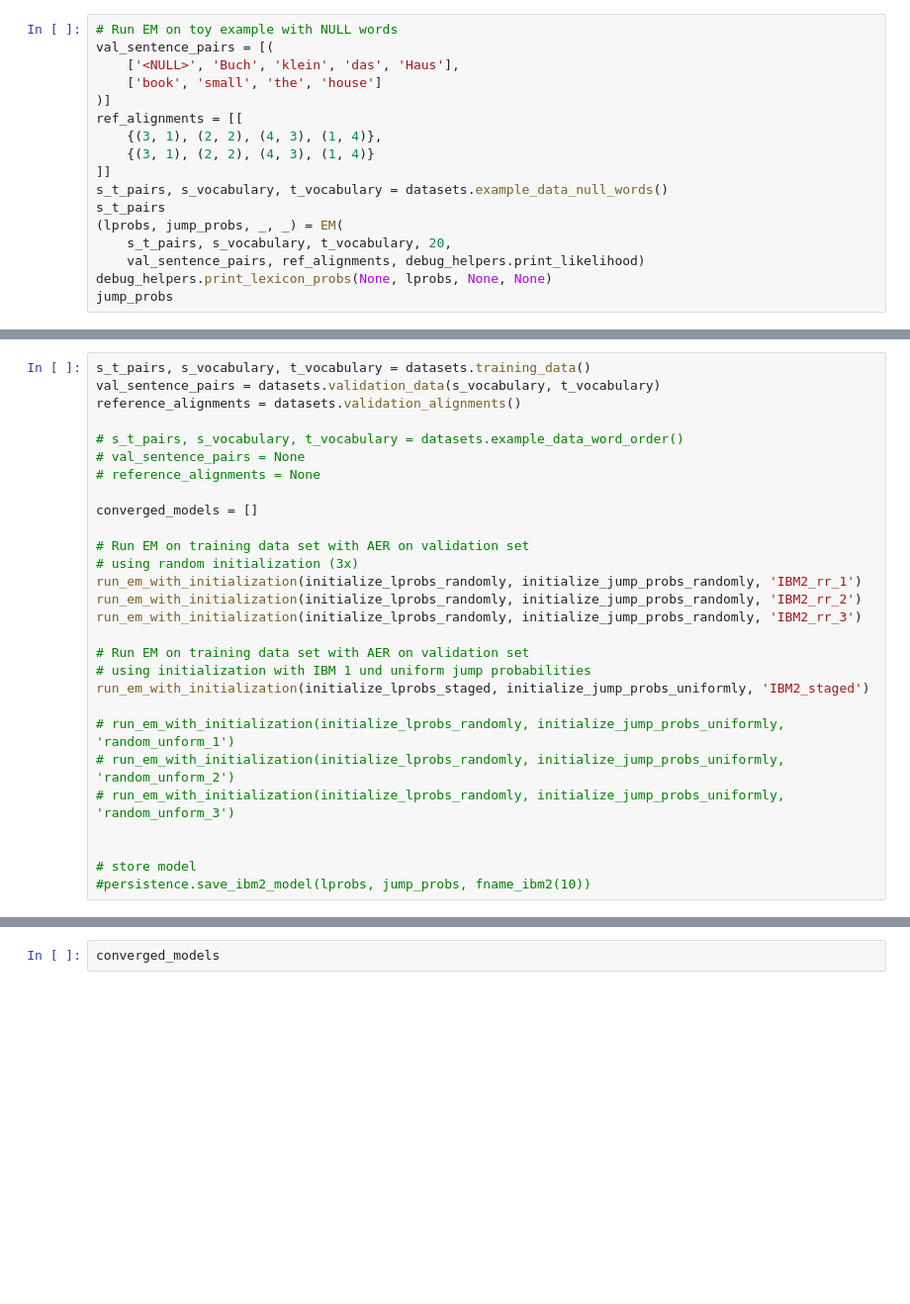
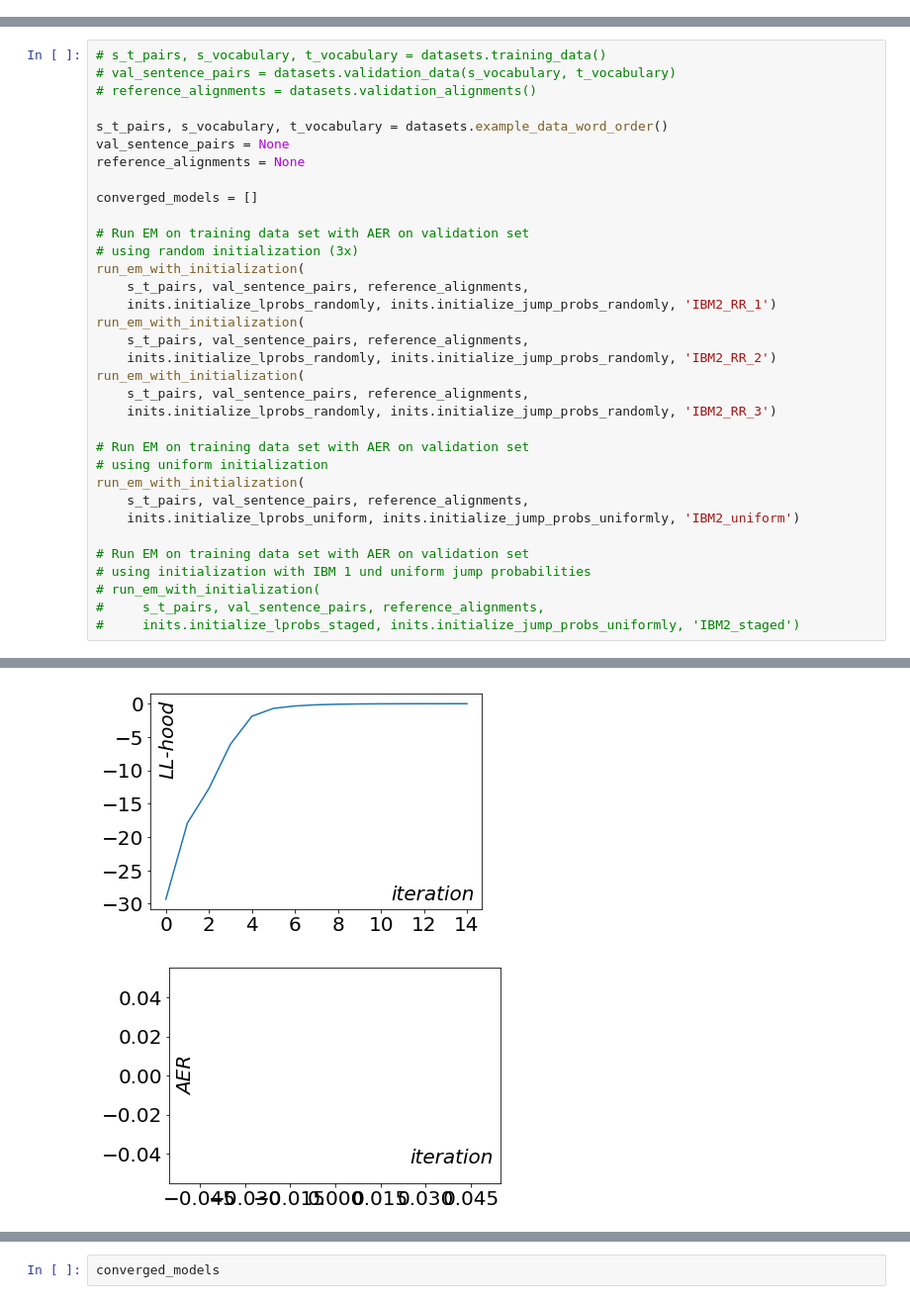
Before and after one commit to maartje/NLP2-Project1, a Jupyter notebook: Notebook_IBM2.ipynb, the cells around one changed output, grey strips where cells are left out. Shown at 99% size. Saved outputs shown, nothing was run; the diff lists cells and outputs as text; blank space fills up the shorter version.

```diff
--- a/Notebook_IBM2.ipynb
+++ b/Notebook_IBM2.ipynb
@@ -264,18 +68 @@ jump_probs
-# %%
-# Run EM on toy example with NULL words
-val_sentence_pairs = [(
-    ['<NULL>', 'Buch', 'klein', 'das', 'Haus'],
-    ['book', 'small', 'the', 'house']
-)]
-ref_alignments = [[
-    {(3, 1), (2, 2), (4, 3), (1, 4)},
-    {(3, 1), (2, 2), (4, 3), (1, 4)}
-]]
-s_t_pairs, s_vocabulary, t_vocabulary = datasets.example_data_null_words()
-s_t_pairs
-(lprobs, jump_probs, _, _) = EM(
-    s_t_pairs, s_vocabulary, t_vocabulary, 20,
-    val_sentence_pairs, ref_alignments, debug_helpers.print_likelihood)
-debug_helpers.print_lexicon_probs(None, lprobs, None, None)
-jump_probs
 # %%
@@ -353,28 +113,35 @@ def run_em_with_initialization(fn_init, fn_init_jumps, init_name):
 # %%
-s_t_pairs, s_vocabulary, t_vocabulary = datasets.training_data()
-val_sentence_pairs = datasets.validation_data(s_vocabulary, t_vocabulary)
-reference_alignments = datasets.validation_alignments()
+# s_t_pairs, s_vocabulary, t_vocabulary = datasets.training_data()
+# val_sentence_pairs = datasets.validation_data(s_vocabulary, t_vocabulary)
+# reference_alignments = datasets.validation_alignments()
 
-# s_t_pairs, s_vocabulary, t_vocabulary = datasets.example_data_word_order()
-# val_sentence_pairs = None
-# reference_alignments = None
+s_t_pairs, s_vocabulary, t_vocabulary = datasets.example_data_word_order()
+val_sentence_pairs = None
+reference_alignments = None
 
 converged_models = []
 
 # Run EM on training data set with AER on validation set
 # using random initialization (3x)
-run_em_with_initialization(initialize_lprobs_randomly, initialize_jump_probs_randomly, 'IBM2_rr_1')
-run_em_with_initialization(initialize_lprobs_randomly, initialize_jump_probs_randomly, 'IBM2_rr_2')
-run_em_with_initialization(initialize_lprobs_randomly, initialize_jump_probs_randomly, 'IBM2_rr_3')
+run_em_with_initialization(
+    s_t_pairs, val_sentence_pairs, reference_alignments,
+    inits.initialize_lprobs_randomly, inits.initialize_jump_probs_randomly, 'IBM2_RR_1')
+run_em_with_initialization(
+    s_t_pairs, val_sentence_pairs, reference_alignments,
+    inits.initialize_lprobs_randomly, inits.initialize_jump_probs_randomly, 'IBM2_RR_2')
+run_em_with_initialization(
+    s_t_pairs, val_sentence_pairs, reference_alignments,
+    inits.initialize_lprobs_randomly, inits.initialize_jump_probs_randomly, 'IBM2_RR_3')
+
+# Run EM on training data set with AER on validation set
+# using uniform initialization
+run_em_with_initialization(
+    s_t_pairs, val_sentence_pairs, reference_alignments,
+    inits.initialize_lprobs_uniform, inits.initialize_jump_probs_uniformly, 'IBM2_uniform')
 
 # Run EM on training data set with AER on validation set
 # using initialization with IBM 1 und uniform jump probabilities
-run_em_with_initialization(initialize_lprobs_staged, initialize_jump_probs_uniformly, 'IBM2_staged')
-
-# run_em_with_initialization(initialize_lprobs_randomly, initialize_jump_probs_uniformly, 'random_unform_1')
-# run_em_with_initialization(initialize_lprobs_randomly, initialize_jump_probs_uniformly, 'random_unform_2')
-# run_em_with_initialization(initialize_lprobs_randomly, initialize_jump_probs_uniformly, 'random_unform_3')
-
-
-# store model
-#persistence.save_ibm2_model(lprobs, jump_probs, fname_ibm2(10))
+# run_em_with_initialization(
+#     s_t_pairs, val_sentence_pairs, reference_alignments,
+#     inits.initialize_lprobs_staged, inits.initialize_jump_probs_uniformly, 'IBM2_staged')
+# %% [output]
@@ -380,0 +166,2 @@ run_em_with_initialization(initialize_lprobs_staged, initialize_jump_probs_unifo
+[figure, added]
+[figure, added]
```
Also changed, not shown: parts of 15 cells of this notebook, 2 other files.
